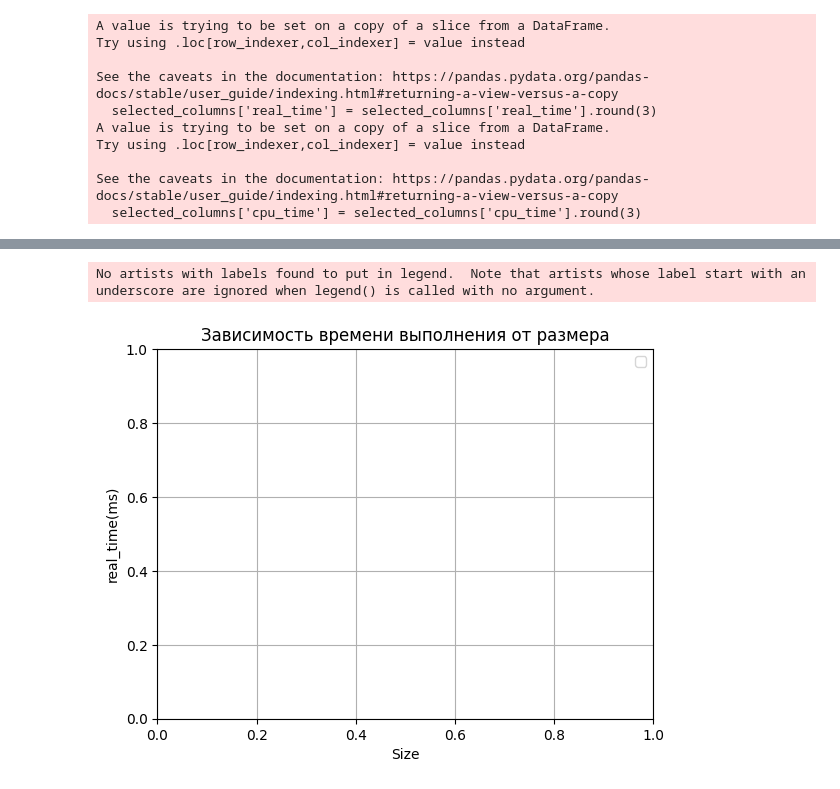
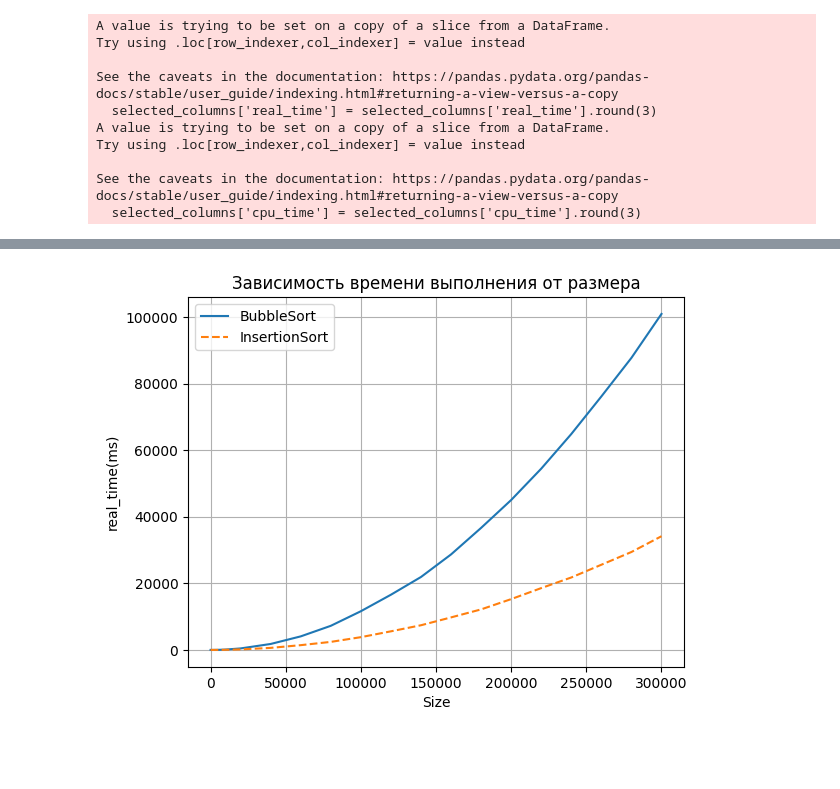
Before and after one commit to DimaOshchepkov/SortsAlgoriphm, a Jupyter notebook: to_table.ipynb, the cells around one changed output, grey strips where cells are left out. Cells and saved outputs as stored; diff of their text form; code cells hidden in the pictures; blank space fills up the shorter version.

```diff
--- a/to_table.ipynb
+++ b/to_table.ipynb
@@ -74,19 +74,22 @@ table
 # %%
 import matplotlib.pyplot as plt
+# %%
+ls = ['-', '--', '-.', ':', (0, (3, 5, 1, 5, 1, 5))]
 # %%
 # Предполагаем, что 'table' - это ваш DataFrame
+i = 0
 for benchmark_name_tuple, group in table.groupby(['Algorithm', 'Array']):
     if benchmark_name_tuple[0] in ('BubbleSort', 'InsertionSort'):
         #group = group[group['Size'] < 300_000]
         group = group.sort_values(by='Size', ascending=True)
-        plt.plot(group["Size"], group["real_time(ms)"],  label=benchmark_name_tuple)
+        plt.plot(group["Size"], group["real_time(ms)"], linestyle=ls[i],  label=benchmark_name_tuple[0])
+        i += 1
 
 plt.xlabel("Size")
 plt.ylabel("real_time(ms)")
 plt.title("Зависимость времени выполнения от размера")
 plt.legend()
 plt.grid(True)
 plt.show()
 # %% [output]
-No artists with labels found to put in legend.  Note that artists whose label start with an underscore are ignored when legend() is called with no argument.
-[figure, old version]
+[figure, new version]
```
Also changed, not shown: parts of 5 cells of this notebook, 2 other files.
